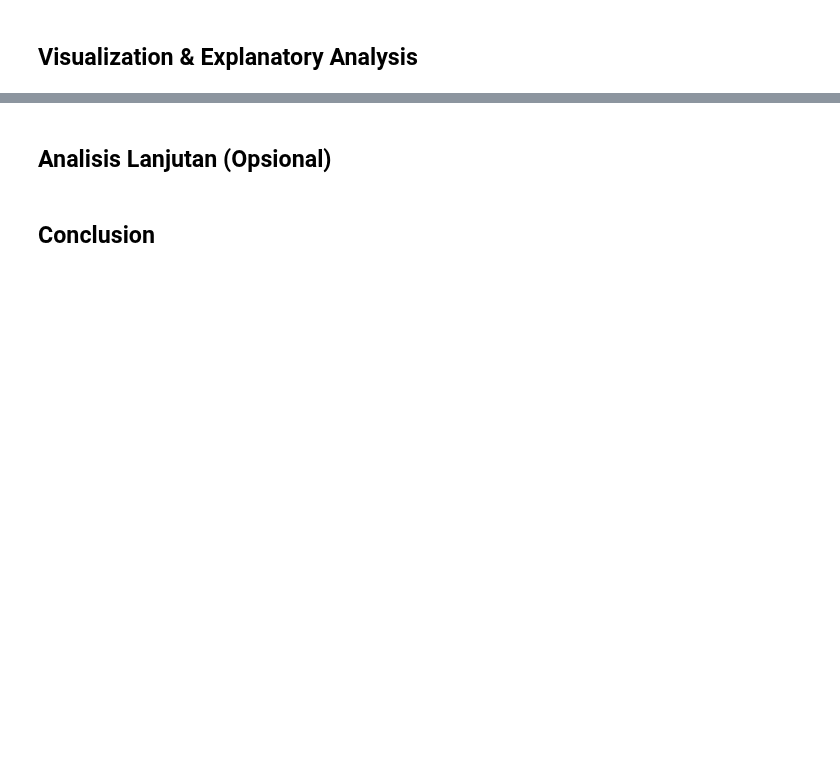
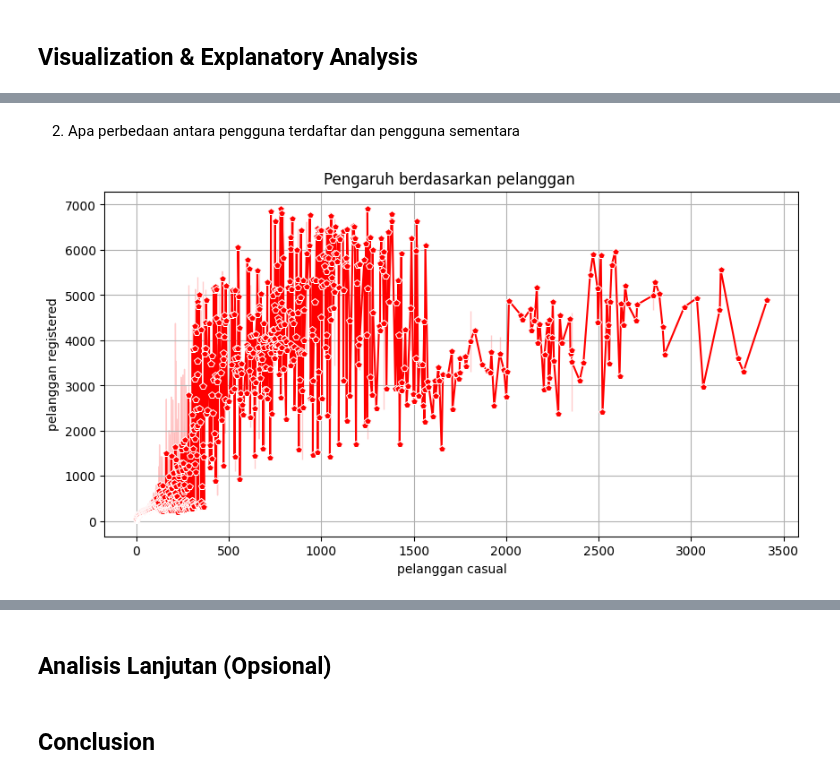
Before and after one commit to Mutasar/sewa-sepeda, a Jupyter notebook: Mutasar_bike_sharing.ipynb, the cells around one changed output, grey strips where cells are left out. Saved outputs shown, nothing was run; the diff lists cells and outputs as text; code cells hidden in the pictures; blank space fills up the shorter version.

```diff
--- a/Mutasar_bike_sharing.ipynb
+++ b/Mutasar_bike_sharing.ipynb
@@ -576,0 +416,16 @@ plt.show()
+# %% [markdown]
+2. Apa perbedaan antara pengguna terdaftar dan pengguna sementara
+# %%
+plt.figure(figsize=(10, 5))
+# Membuat grafik garis
+sns.lineplot(data = all_df, x='casual', y='registered', marker='p', color='r')
+# Menambahkan judul dan label
+plt.title('Pengaruh berdasarkan pelanggan ')
+plt.xlabel('pelanggan casual')
+plt.ylabel('pelanggan registered')
+plt.grid()
+
+# Menampilkan grafik
+plt.show()
+# %% [output]
+[figure, added]
```
Also changed, not shown: parts of 71 cells of this notebook.
